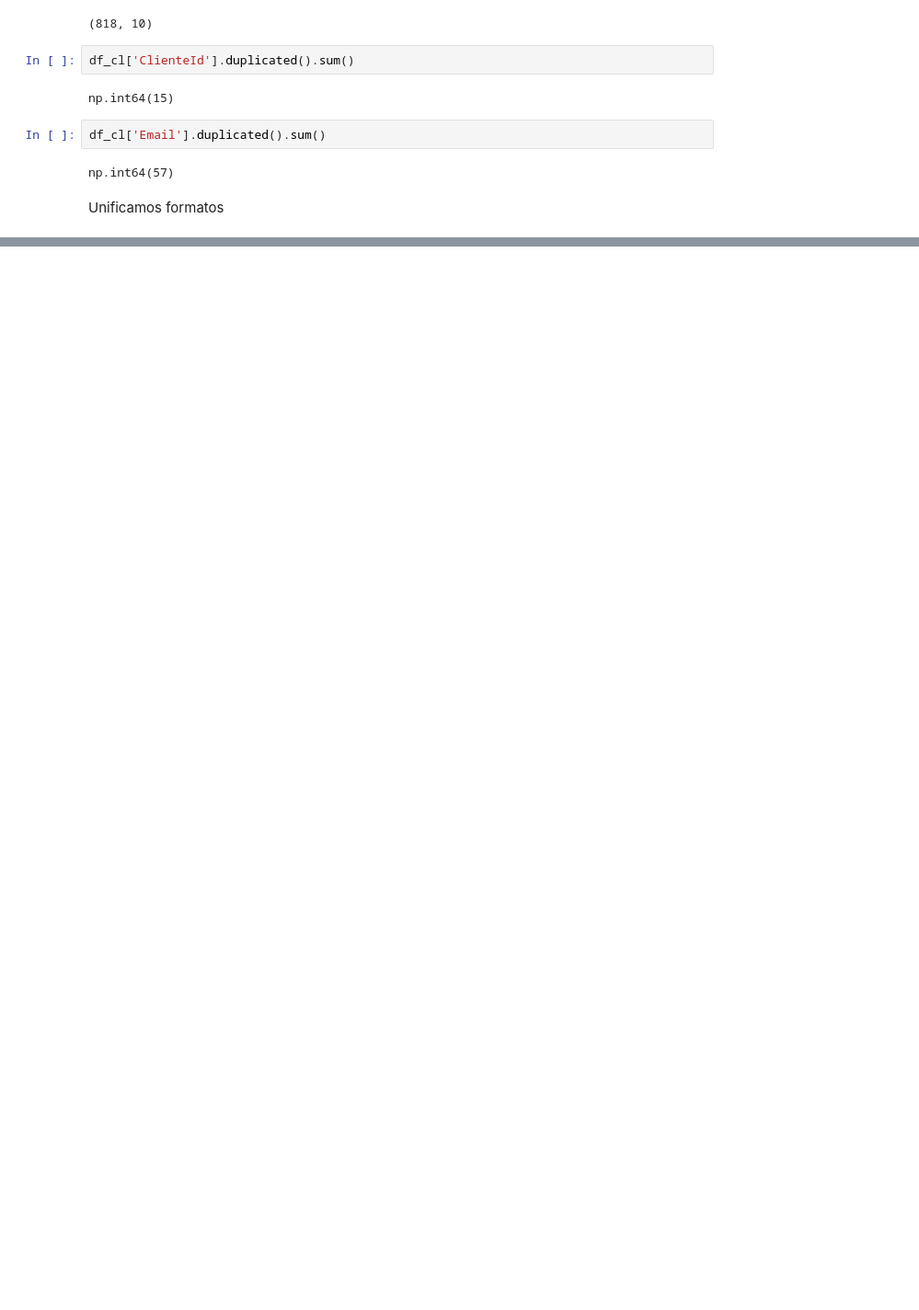
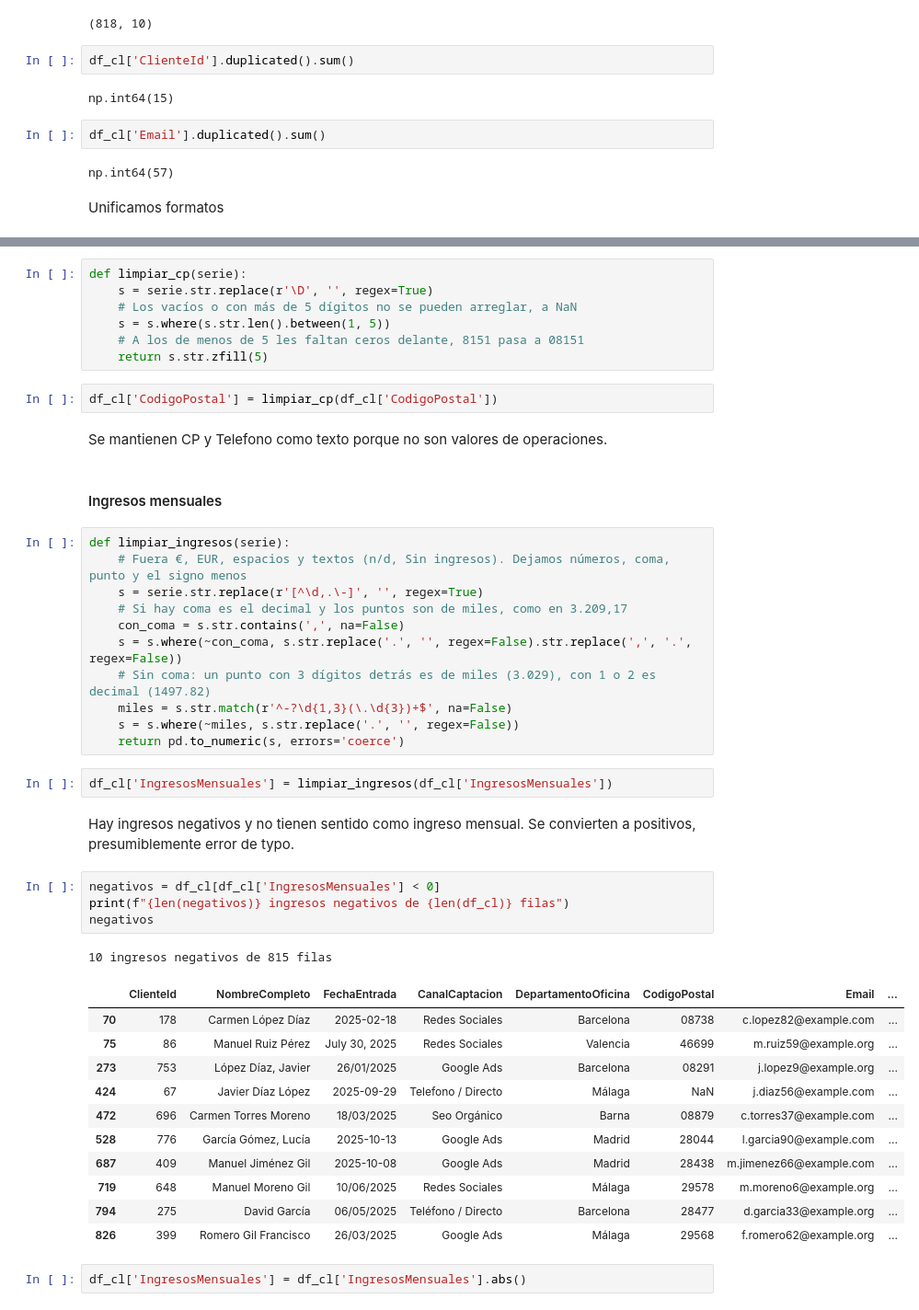
Before and after one commit to MATC-90/pipeline-deudas, a Jupyter notebook: jupyter/EDA.ipynb, the cells around one changed output, grey strips where cells are left out. Shown at 92% size. Drawn from its saved outputs; the diff is of its cells as text; blank space fills up the shorter version.

Commit message:
EDA completo y archivos limpios

```diff
--- a/jupyter/EDA.ipynb
+++ b/jupyter/EDA.ipynb
@@ -251,0 +246,47 @@ df_cl.sample(10)
+# %%
+def limpiar_cp(serie):
+    s = serie.str.replace(r'\D', '', regex=True)
+    # Los vacíos o con más de 5 dígitos no se pueden arreglar, a NaN
+    s = s.where(s.str.len().between(1, 5))
+    # A los de menos de 5 les faltan ceros delante, 8151 pasa a 08151
+    return s.str.zfill(5)
+# %%
+df_cl['CodigoPostal'] = limpiar_cp(df_cl['CodigoPostal'])
+# %% [markdown]
+Se mantienen CP y Telefono como texto porque no son valores de operaciones.
+# %% [markdown]
+#### Ingresos mensuales
+# %%
+def limpiar_ingresos(serie):
+    # Fuera €, EUR, espacios y textos (n/d, Sin ingresos). Dejamos números, coma, punto y el signo menos
+    s = serie.str.replace(r'[^\d,.\-]', '', regex=True)
+    # Si hay coma es el decimal y los puntos son de miles, como en 3.209,17
+    con_coma = s.str.contains(',', na=False)
+    s = s.where(~con_coma, s.str.replace('.', '', regex=False).str.replace(',', '.', regex=False))
+    # Sin coma: un punto con 3 dígitos detrás es de miles (3.029), con 1 o 2 es decimal (1497.82)
+    miles = s.str.match(r'^-?\d{1,3}(\.\d{3})+$', na=False)
+    s = s.where(~miles, s.str.replace('.', '', regex=False))
+    return pd.to_numeric(s, errors='coerce')
+# %%
+df_cl['IngresosMensuales'] = limpiar_ingresos(df_cl['IngresosMensuales'])
+# %% [markdown]
+Hay ingresos negativos y no tienen sentido como ingreso mensual. Se convierten a positivos, presumiblemente error de typo.
+# %%
+negativos = df_cl[df_cl['IngresosMensuales'] < 0]
+print(f"{len(negativos)} ingresos negativos de {len(df_cl)} filas")
+negativos
+# %% [output]
+10 ingresos negativos de 815 filas
+|  | ClienteId | NombreCompleto | FechaEntrada | CanalCaptacion | DepartamentoOficina | CodigoPostal | Email | ... |
+| 70 | 178 | Carmen López Díaz | 2025-02-18 | Redes Sociales | Barcelona | 08738 | c.lopez82@example.com | ... |
+| 75 | 86 | Manuel Ruiz Pérez | July 30, 2025 | Redes Sociales | Valencia | 46699 | m.ruiz59@example.org | ... |
+| 273 | 753 | López Díaz, Javier | 26/01/2025 | Google Ads | Barcelona | 08291 | j.lopez9@example.org | ... |
+| 424 | 67 | Javier Díaz López | 2025-09-29 | Telefono / Directo | Málaga | NaN | j.diaz56@example.com | ... |
+| 472 | 696 | Carmen Torres Moreno | 18/03/2025 | Seo Orgánico | Barna | 08879 | c.torres37@example.com | ... |
+| 528 | 776 | García Gómez, Lucía | 2025-10-13 | Google Ads | Madrid | 28044 | l.garcia90@example.com | ... |
+| 687 | 409 | Manuel Jiménez Gil | 2025-10-08 | Google Ads | Madrid | 28438 | m.jimenez66@example.com | ... |
+| 719 | 648 | Manuel Moreno Gil | 10/06/2025 | Redes Sociales | Málaga | 29578 | m.moreno6@example.org | ... |
+| 794 | 275 | David García | 06/05/2025 | Teléfono / Directo | Barcelona | 28477 | d.garcia33@example.org | ... |
+| 826 | 399 | Romero Gil Francisco | 26/03/2025 | Google Ads | Málaga | 29568 | f.romero62@example.org | ... |
+# %%
+df_cl['IngresosMensuales'] = df_cl['IngresosMensuales'].abs()
```
Also changed, not shown: parts of 97 cells of this notebook, 3 other files.
